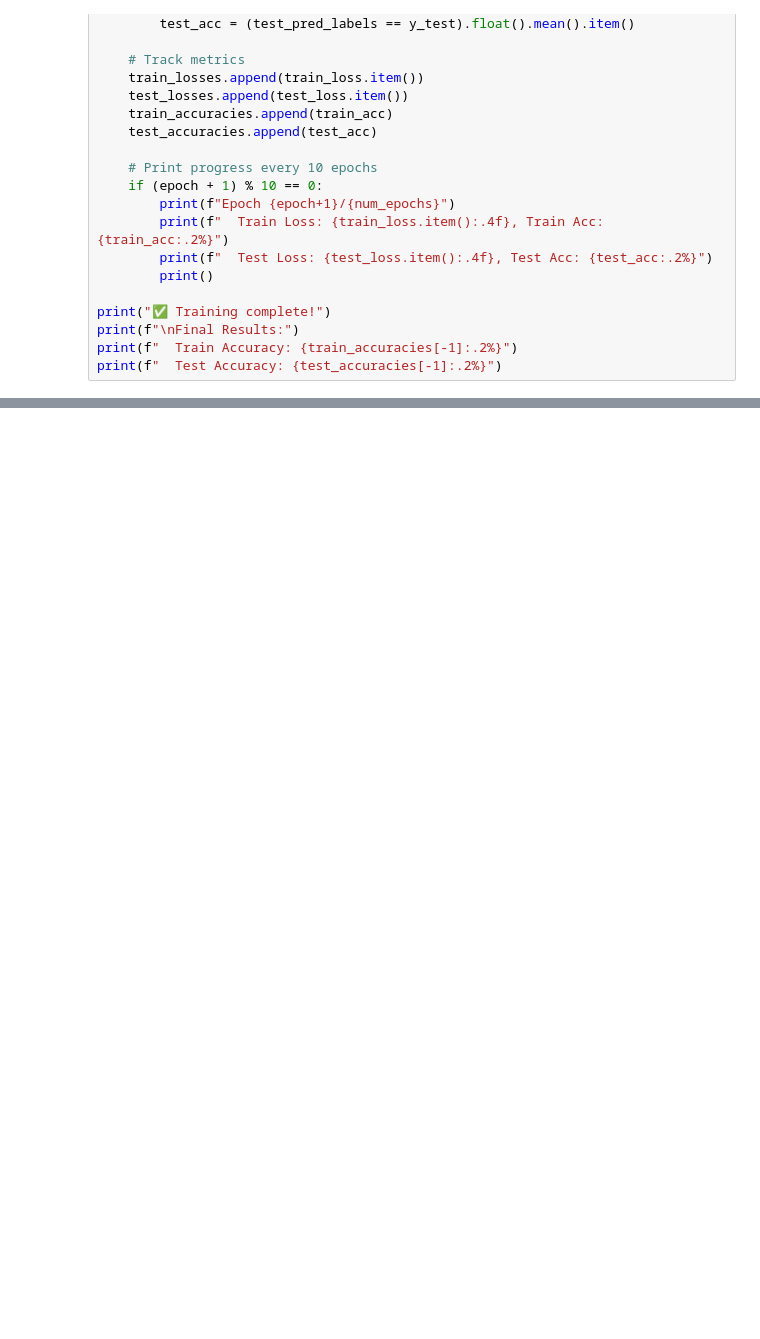
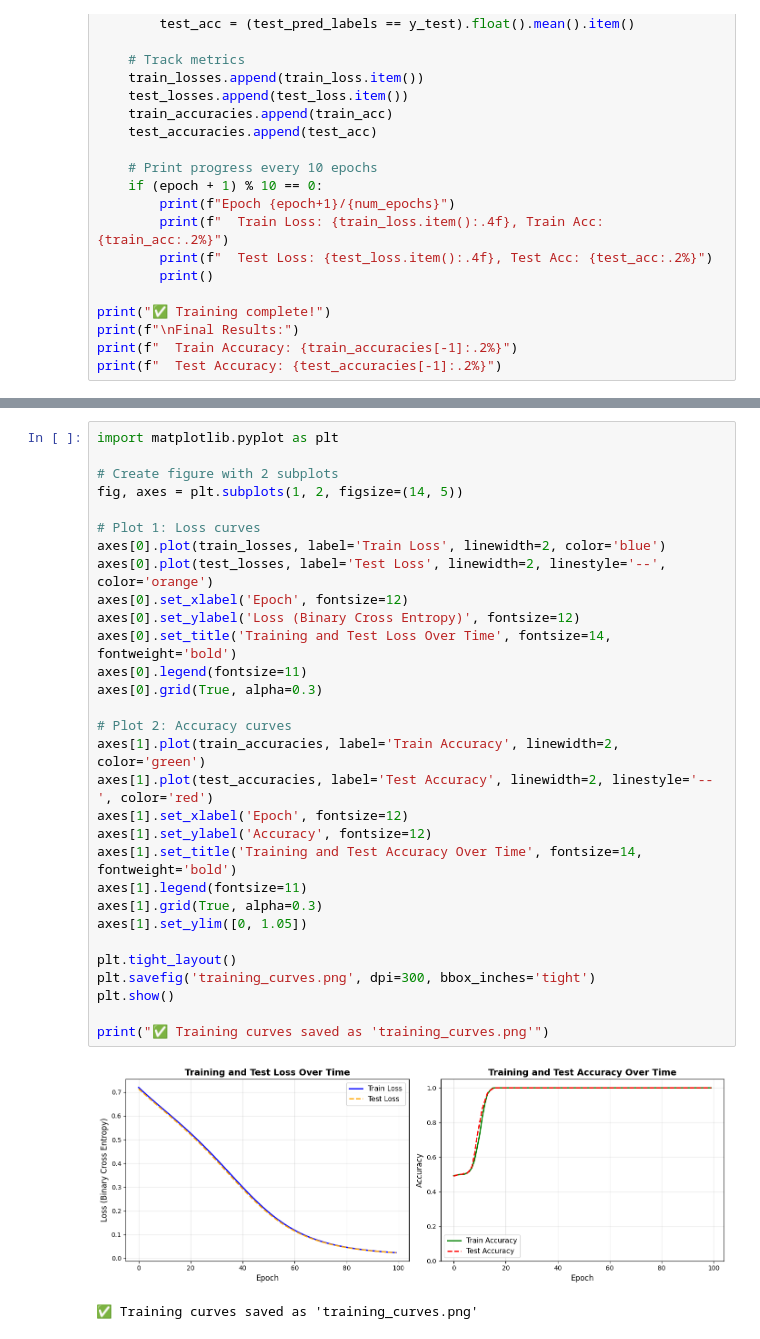
Before and after one commit to Kudashian/bioseq, a Jupyter notebook: week2_pytorch-genomics-fundamentals/notebooks/04_training_dna_classifier.ipynb, the cells around one changed output, grey strips where cells are left out. Saved outputs shown, nothing was run; the diff lists cells and outputs as text; blank space fills up the shorter version.

```diff
--- a/week2_pytorch-genomics-fundamentals/notebooks/04_training_dna_classifier.ipynb
+++ b/week2_pytorch-genomics-fundamentals/notebooks/04_training_dna_classifier.ipynb
@@ -272,2 +272,35 @@ Sequence: ATATATATAT
   Predicted class: 1 (Coding)
   Confidence: Medium
+# %%
+import matplotlib.pyplot as plt
+
+# Create figure with 2 subplots
+fig, axes = plt.subplots(1, 2, figsize=(14, 5))
+
+# Plot 1: Loss curves
+axes[0].plot(train_losses, label='Train Loss', linewidth=2, color='blue')
+axes[0].plot(test_losses, label='Test Loss', linewidth=2, linestyle='--', color='orange')
+axes[0].set_xlabel('Epoch', fontsize=12)
+axes[0].set_ylabel('Loss (Binary Cross Entropy)', fontsize=12)
+axes[0].set_title('Training and Test Loss Over Time', fontsize=14, fontweight='bold')
+axes[0].legend(fontsize=11)
+axes[0].grid(True, alpha=0.3)
+
+# Plot 2: Accuracy curves
+axes[1].plot(train_accuracies, label='Train Accuracy', linewidth=2, color='green')
+axes[1].plot(test_accuracies, label='Test Accuracy', linewidth=2, linestyle='--', color='red')
+axes[1].set_xlabel('Epoch', fontsize=12)
+axes[1].set_ylabel('Accuracy', fontsize=12)
+axes[1].set_title('Training and Test Accuracy Over Time', fontsize=14, fontweight='bold')
+axes[1].legend(fontsize=11)
+axes[1].grid(True, alpha=0.3)
+axes[1].set_ylim([0, 1.05])
+
+plt.tight_layout()
+plt.savefig('training_curves.png', dpi=300, bbox_inches='tight')
+plt.show()
+
+print("✅ Training curves saved as 'training_curves.png'")
+# %% [output]
+[figure, added]
+✅ Training curves saved as 'training_curves.png'
```
Also changed, not shown: parts of 5 cells of this notebook, 5 other files.
